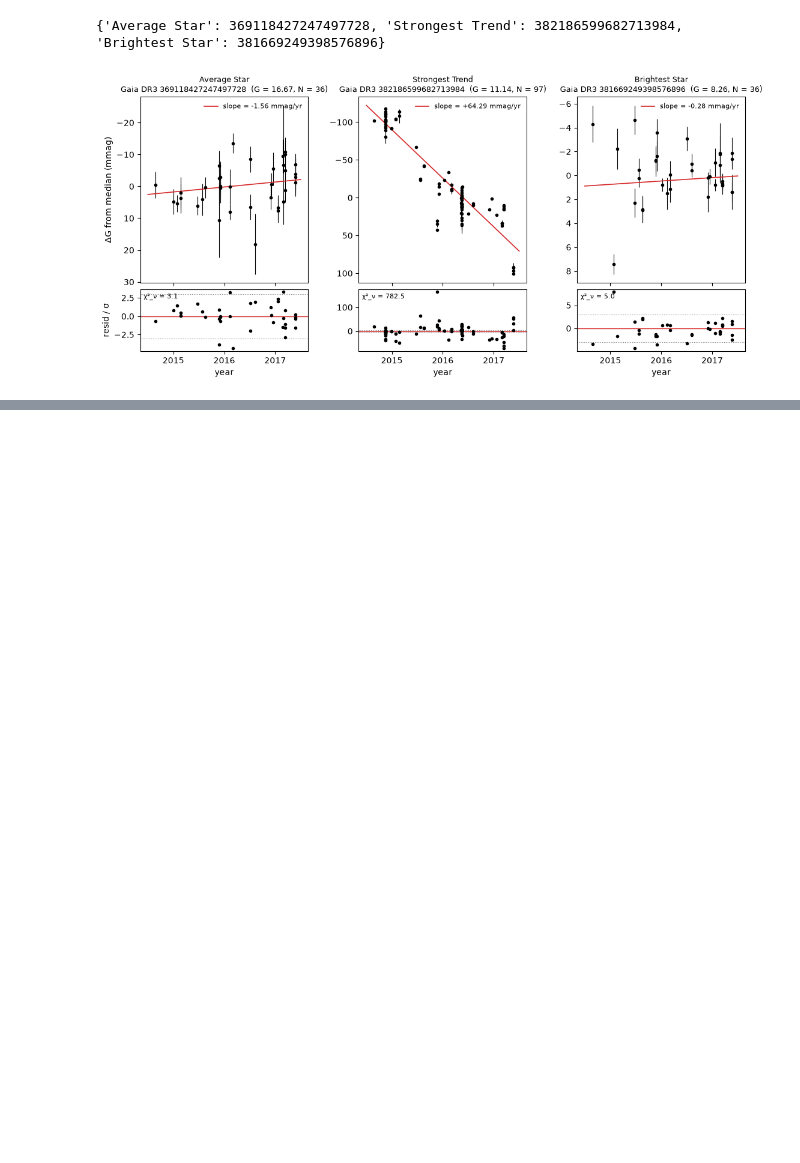
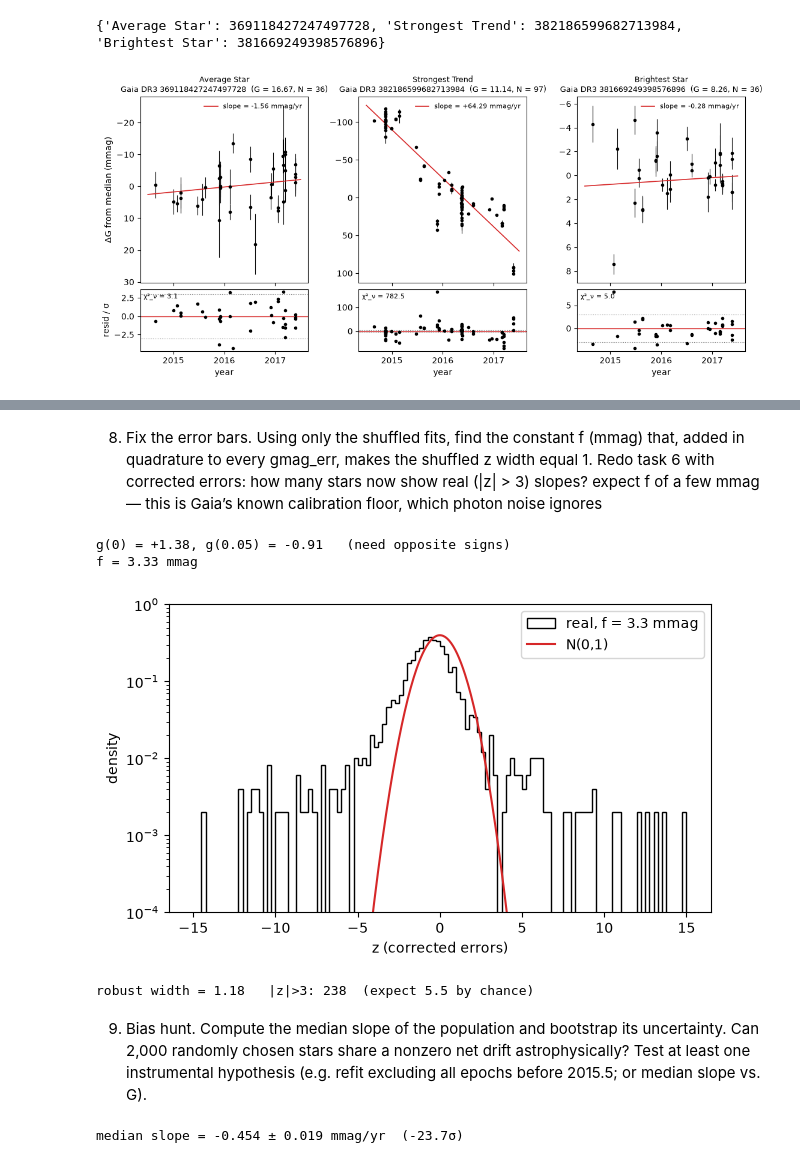
Before and after one commit to Y1nfinity/Astrostatistics, a Jupyter notebook: Gaiadata.ipynb, the cells around one changed output, grey strips where cells are left out. Drawn from its saved outputs; the diff is of its cells as text; code cells hidden in the pictures; blank space fills up the shorter version.

```diff
--- a/Gaiadata.ipynb
+++ b/Gaiadata.ipynb
@@ -103,0 +205,41 @@ print({k: int(ids[i]) for k, i in picks.items()})
+# %% [markdown]
+8. Fix the error bars. Using only the shuffled fits, find the constant f (mmag) that,
+added in quadrature to every gmag_err, makes the shuffled z width equal 1. Redo
+task 6 with corrected errors: how many stars now show real (|z| > 3) slopes? expect f
+of a few mmag — this is Gaia’s known calibration floor, which photon noise ignores
+# %%
+def g(f):
+    s_, sg_ = fit_all(f=f, perms=perms)
+    return rwidth(s_ / sg_) - 1.0
+
+print(f"g(0) = {g(0.0):+.2f}, g(0.05) = {g(0.05):+.2f}   (need opposite signs)")
+f_best = scipy.optimize.brentq(g, 0.0, 0.05)    # mag
+print(f"f = {1e3*f_best:.2f} mmag")
+
+s_c, sig_c = fit_all(f=f_best)
+z_c = s_c / sig_c
+plt.figure(figsize=(7, 4))
+plt.hist(z_c, bins, density=True, histtype="step", color="k", label=f"real, f = {1e3*f_best:.1f} mmag")
+plt.plot(x, scipy.stats.norm.pdf(x), "C3", label="N(0,1)")
+plt.yscale("log"); plt.ylim(1e-4, 1)
+plt.xlabel("z (corrected errors)"); plt.ylabel("density"); plt.legend()
+plt.show()
+print(f"robust width = {rwidth(z_c):.2f}   |z|>3: {np.sum(np.abs(z_c) > 3)}  (expect {0.0027*N:.1f} by chance)")
+# %% [output]
+g(0) = +1.38, g(0.05) = -0.91   (need opposite signs)
+f = 3.33 mmag
+[figure, added]
+robust width = 1.18   |z|>3: 238  (expect 5.5 by chance)
+# %% [markdown]
+9. Bias hunt. Compute the median slope of the population and bootstrap its
+uncertainty. Can 2,000 randomly chosen stars share a nonzero net drift
+astrophysically? Test at least one instrumental hypothesis (e.g. refit excluding all
+epochs before 2015.5; or median slope vs. G).
+# %%
+B = 5000
+idx = rng.integers(0, N, size=(B, N))
+boot = np.median(s_c[idx], axis=1)
+med, err = np.median(s_c), boot.std()
+print(f"median slope = {1e3*med:+.3f} ± {1e3*err:.3f} mmag/yr  ({med/err:.1f}σ)")
+# %% [output]
+median slope = -0.454 ± 0.019 mmag/yr  (-23.7σ)
```
Also changed, not shown: parts of 13 cells of this notebook.
